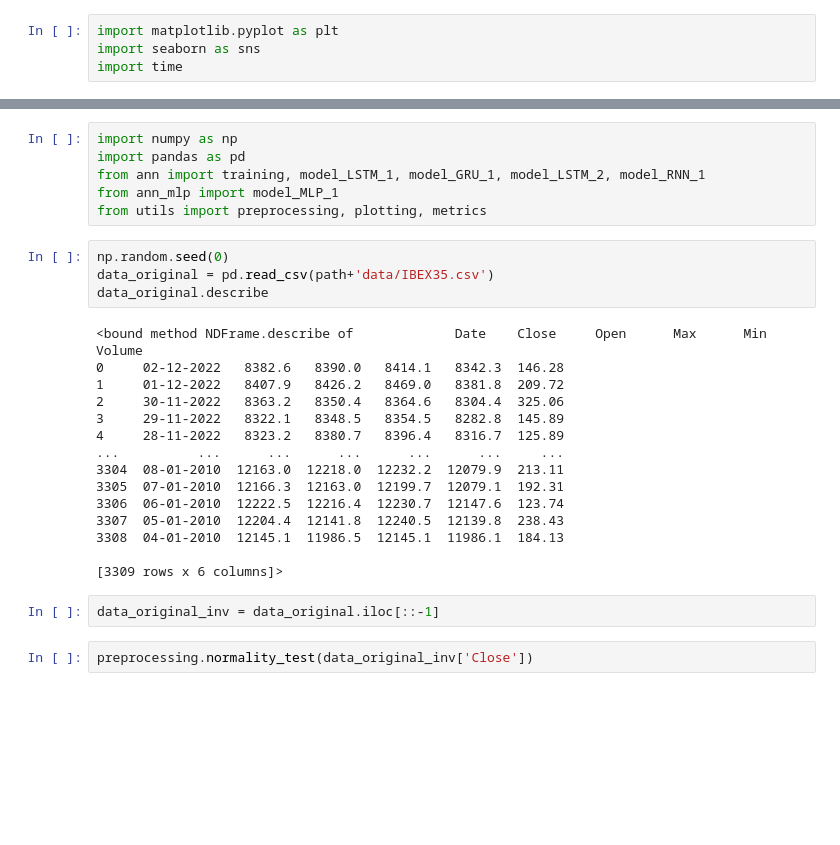
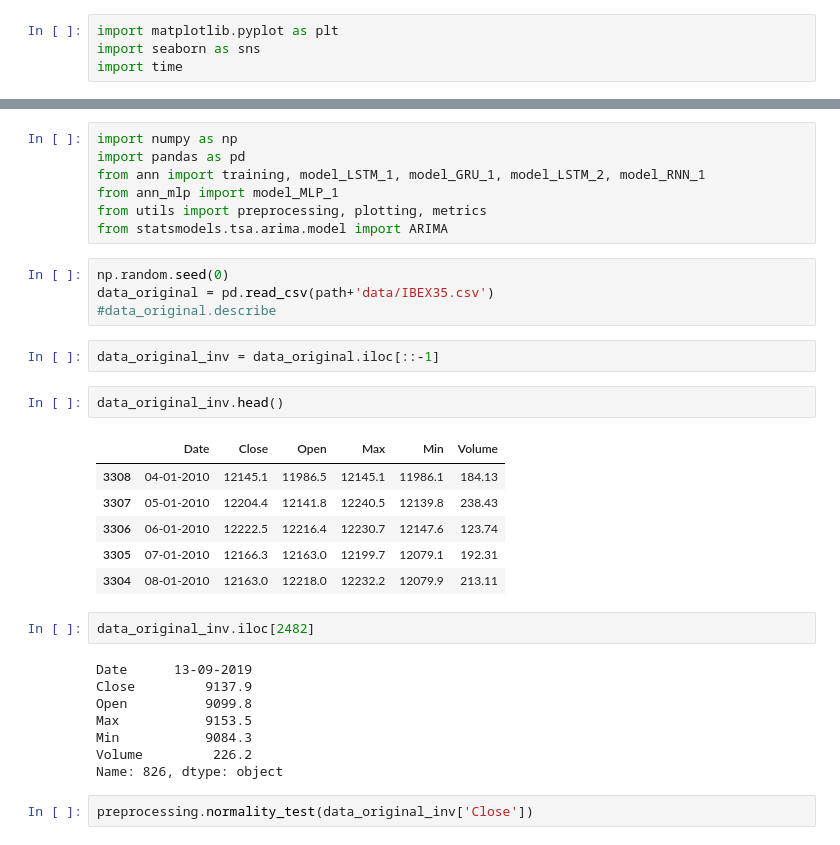
Before and after one commit to gonzalezcortes/RNN-IGPL-2022, a Jupyter notebook: ANN_main_3.ipynb, the cells around one changed output, grey strips where cells are left out. Saved outputs shown, nothing was run; the diff lists cells and outputs as text; blank space fills up the shorter version.

```diff
--- a/ANN_main_3.ipynb
+++ b/ANN_main_3.ipynb
@@ -47,27 +21,32 @@ import pandas as pd
 from ann import training, model_LSTM_1, model_GRU_1, model_LSTM_2, model_RNN_1
 from ann_mlp import model_MLP_1
 from utils import preprocessing, plotting, metrics
+from statsmodels.tsa.arima.model import ARIMA
 # %%
 np.random.seed(0)
 data_original = pd.read_csv(path+'data/IBEX35.csv')
-data_original.describe
+#data_original.describe
-# %% [output]
-<bound method NDFrame.describe of             Date    Close     Open      Max      Min  Volume
-0     02-12-2022   8382.6   8390.0   8414.1   8342.3  146.28
-1     01-12-2022   8407.9   8426.2   8469.0   8381.8  209.72
-2     30-11-2022   8363.2   8350.4   8364.6   8304.4  325.06
-3     29-11-2022   8322.1   8348.5   8354.5   8282.8  145.89
-4     28-11-2022   8323.2   8380.7   8396.4   8316.7  125.89
-...          ...      ...      ...      ...      ...     ...
-3304  08-01-2010  12163.0  12218.0  12232.2  12079.9  213.11
-3305  07-01-2010  12166.3  12163.0  12199.7  12079.1  192.31
-3306  06-01-2010  12222.5  12216.4  12230.7  12147.6  123.74
-3307  05-01-2010  12204.4  12141.8  12240.5  12139.8  238.43
-3308  04-01-2010  12145.1  11986.5  12145.1  11986.1  184.13
-
-[3309 rows x 6 columns]>
 # %%
 data_original_inv = data_original.iloc[::-1]
+# %%
+data_original_inv.head()
+# %% [output]
+|  | Date | Close | Open | Max | Min | Volume |
+| 3308 | 04-01-2010 | 12145.1 | 11986.5 | 12145.1 | 11986.1 | 184.13 |
+| 3307 | 05-01-2010 | 12204.4 | 12141.8 | 12240.5 | 12139.8 | 238.43 |
+| 3306 | 06-01-2010 | 12222.5 | 12216.4 | 12230.7 | 12147.6 | 123.74 |
+| 3305 | 07-01-2010 | 12166.3 | 12163.0 | 12199.7 | 12079.1 | 192.31 |
+| 3304 | 08-01-2010 | 12163.0 | 12218.0 | 12232.2 | 12079.9 | 213.11 |
+# %%
+data_original_inv.iloc[2482]
+# %% [output]
+Date      13-09-2019
+Close         9137.9
+Open          9099.8
+Max           9153.5
+Min           9084.3
+Volume         226.2
+Name: 826, dtype: object
 # %%
 preprocessing.normality_test(data_original_inv['Close'])
 # %% [output]
```
Also changed, not shown: parts of 11 cells of this notebook, 28 other files.
